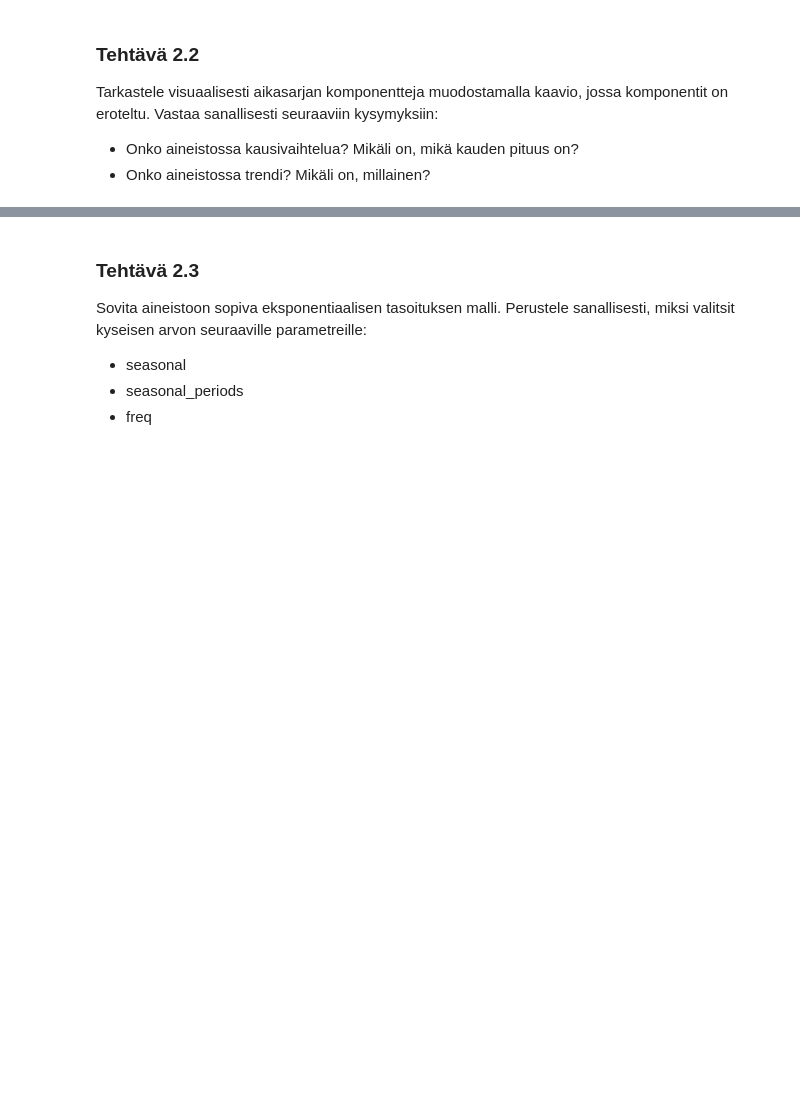
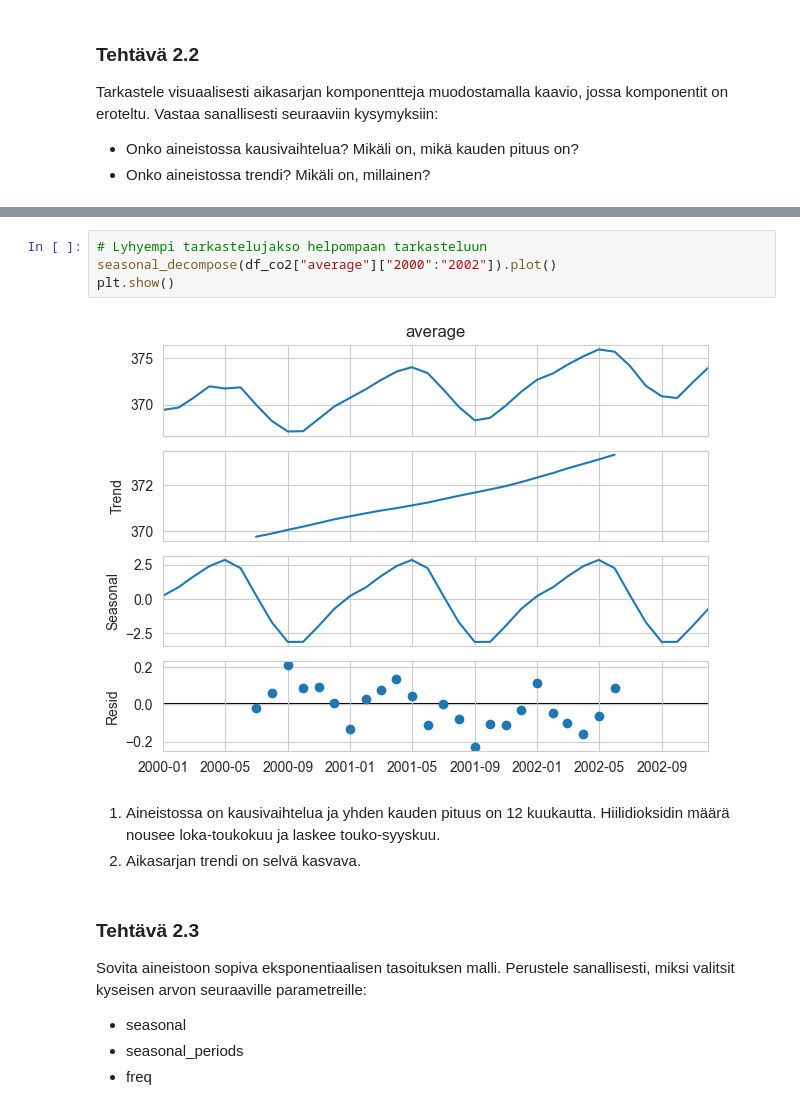
Before and after one commit to lassihi/Data-analytiikka-pythonilla, a Jupyter notebook: tehtava-2/tehtava-2.ipynb, the cells around one changed output, grey strips where cells are left out. Drawn from its saved outputs; the diff is of its cells as text; blank space fills up the shorter version.

```diff
--- a/tehtava-2/tehtava-2.ipynb
+++ b/tehtava-2/tehtava-2.ipynb
@@ -234,3 +253,12 @@ SANALLINEN VASTAUS TÄHÄN.
+# %%
+# Lyhyempi tarkastelujakso helpompaan tarkasteluun
+seasonal_decompose(df_co2["average"]["2000":"2002"]).plot()
+plt.show()
+# %% [output]
+[figure, added]
+# %% [markdown]
+1. Aineistossa on kausivaihtelua ja yhden kauden pituus on 12 kuukautta. Hiilidioksidin määrä nousee loka-toukokuu ja laskee touko-syyskuu.
+2. Aikasarjan trendi on selvä kasvava.
 # %% [markdown]
 ### Tehtävä 2.3
 
```
Also changed, not shown: parts of 28 cells of this notebook.
